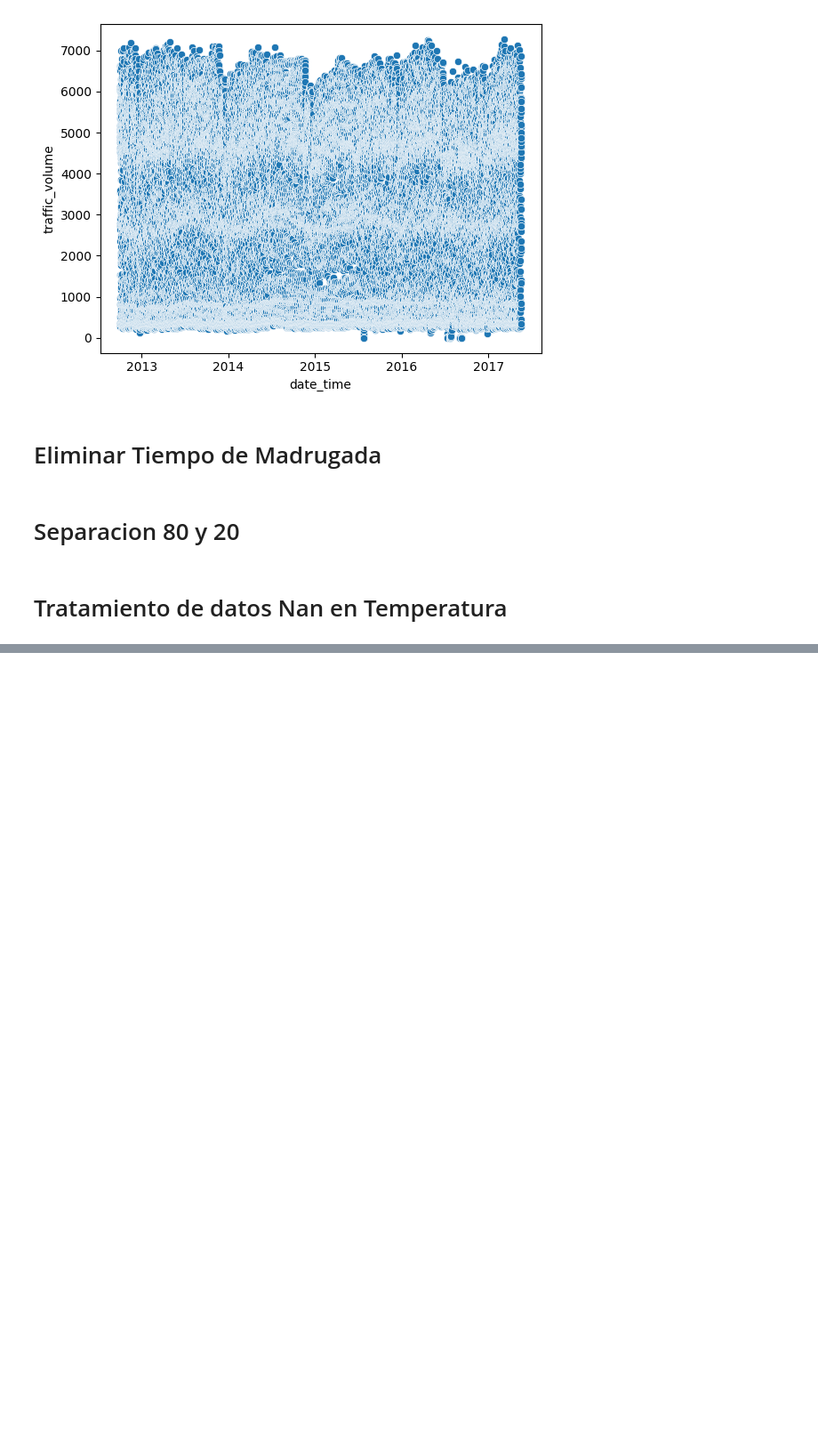
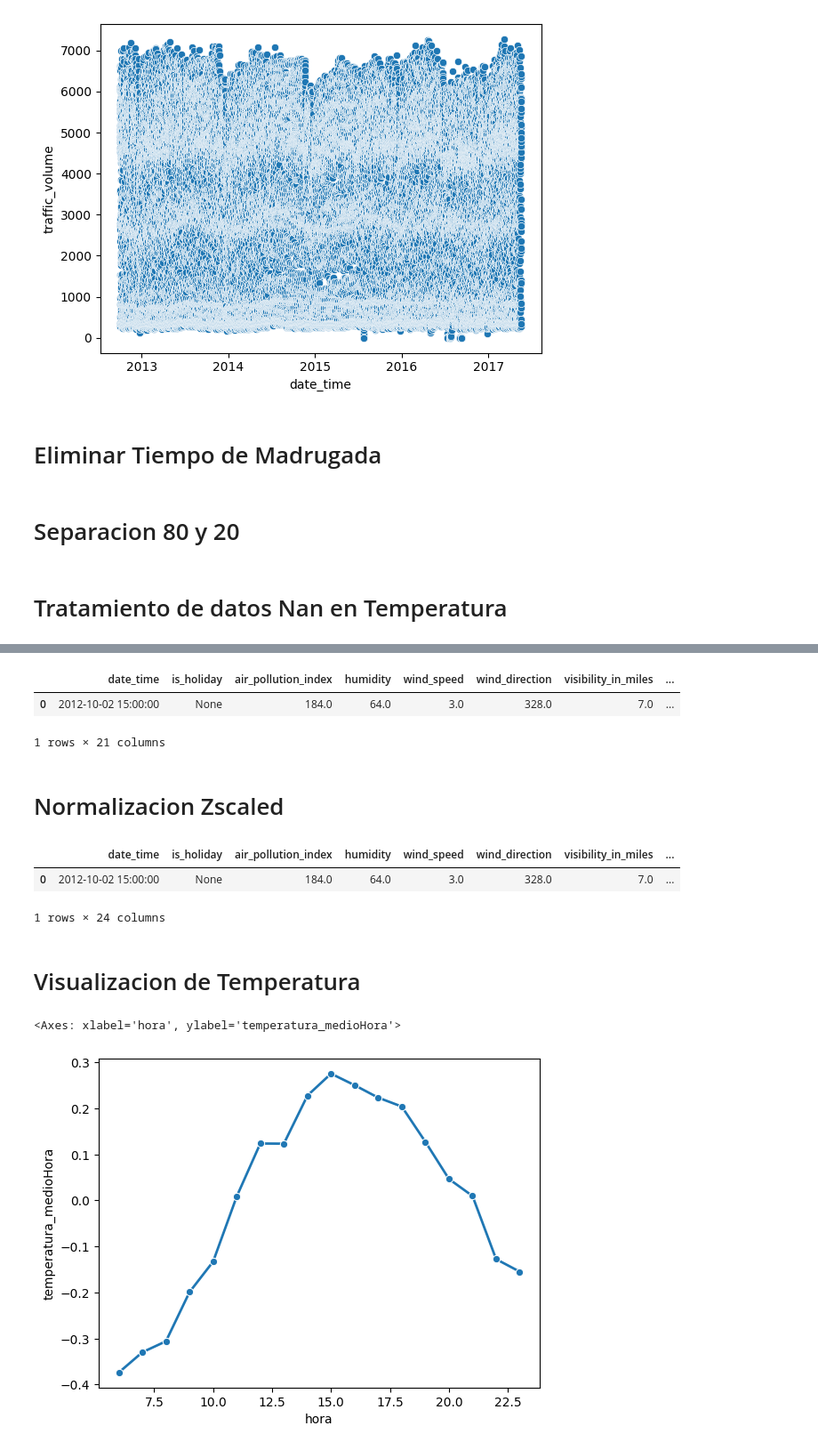
Before and after one commit to preslymorales/Proyecto-Simulacion-del-Trafico-Vehicular, a Jupyter notebook: Simulacion_Trafico_Vehicular.ipynb, the cells around one changed output, grey strips where cells are left out. Shown at 89% size. Drawn from its saved outputs; the diff is of its cells as text; code cells hidden in the pictures; blank space fills up the shorter version.

Commit message:
Sigmoide funcion,Normalizacion,visualizacion de Temperatura y Weather,planteamientoEdo,PlanteamientoArmonicos

```diff
--- a/Simulacion_Trafico_Vehicular.ipynb
+++ b/Simulacion_Trafico_Vehicular.ipynb
@@ -446,0 +451,27 @@ df_train,df_test = rellenarTemperatura(trafico_train, trafico_test)
+# %%
+# Parámetros de suavizado
+def funcSigmoide(df_train, df_test,min_samples_leaf=1,smoothing_factor=1.0):
+    prior = df_train["traffic_volume"].mean() #Media global
+    stats = df_train.groupby(["weather_type", "weather_description"], as_index=False, observed=True).agg(media=("traffic_volume","mean"),num_datos=("traffic_volume","count")).copy()
+    # Suavizado sigmoidal
+    smoove = 1 / (1 + np.exp(-(stats["num_datos"] - min_samples_leaf) / smoothing_factor))
+    stats["weather_encoded"] = prior * (1 - smoove) + stats["media"] * smoove
+    if "weather_encoded" in df_train.columns:
+        df_train = df_train.drop(columns=["weather_encoded"])
+    #Train
+    df_train["temperature"] = df_train.groupby(df_train["date_time"].dt.hour)["temperature"].transform(lambda x: x.fillna(x.mean()))
+    df_train = df_train.merge(stats[["weather_type", "weather_description", "weather_encoded"]], on = ["weather_type", "weather_description"],how = "left")
+    #Test
+    #Para evitar que se cree mas weatherEncoded al volver ejecutar la celda
+    if "weather_encoded" in trafico_test.columns:
+        df_test = df_test.drop(columns=["weather_encoded"])
+    #Test
+    df_test["temperature"] = df_train.groupby(df_train["date_time"].dt.hour)["temperature"].transform(lambda x: x.fillna(x.mean()))
+    df_test = df_test.merge(stats[["weather_type", "weather_description", "weather_encoded"]], on = ["weather_type", "weather_description"],how = "left")
+    #En caso de que no exista las combinaciones
+    df_test["weather_encoded"] = df_test["weather_encoded"].fillna(prior)
+    return [df_train,df_test]
+# %%
+trafico_train,trafico_test = funcSigmoide(trafico_train, trafico_test)
+#Para evitar que se cree mas weatherEncoded al volver ejecutar la celda
+trafico_train
@@ -446,0 +492,32 @@ df_train,df_test = rellenarTemperatura(trafico_train, trafico_test)
+# %%
+trafico_test.head(1)
+# %% [output]
+|  | date_time | is_holiday | air_pollution_index | humidity | wind_speed | wind_direction | visibility_in_miles | ... |
+| 0 | 2012-10-02 15:00:00 | None | 184.0 | 64.0 | 3.0 | 328.0 | 7.0 | ... |
+1 rows × 21 columns
+# %% [markdown]
+# Normalizacion Zscaled
+# %%
+def Normalizacion(cols, df_train, df_test):
+    for col in cols:
+        trafico_train[col+"_ZScaled"] = (trafico_train[col]-trafico_train[col].mean())/trafico_train[col].std()
+        trafico_test[col+"_ZScaled"] = (trafico_train[col]-trafico_train[col].mean())/trafico_train[col].std()
+    return [df_train, df_test]
+# %%
+cols = ["weather_encoded", "temperature", "traffic_volume"]
+trafico_train, trafico_test = Normalizacion(cols, trafico_train, trafico_test)
+trafico_test.head(1)
+# %% [output]
+|  | date_time | is_holiday | air_pollution_index | humidity | wind_speed | wind_direction | visibility_in_miles | ... |
+| 0 | 2012-10-02 15:00:00 | None | 184.0 | 64.0 | 3.0 | 328.0 | 7.0 | ... |
+1 rows × 24 columns
+# %% [markdown]
+# Visualizacion de Temperatura
+# %%
+#Visualizacion de Temperatura
+tablaAuxiliar = trafico_train.groupby(["hora"], as_index=False,observed=True).agg(temperatura_medioHora=("temperature_ZScaled","mean"), weather_encodedMedio=("weather_encoded_ZScaled","mean"))
+sns.lineplot(x="hora",y="temperatura_medioHora",data=tablaAuxiliar,marker='o', linewidth=2, markersize=6)
+#sns.scatterplot(x="hora",y="weather_encodedMedio",data=tablaAuxiliar)
+# %% [output]
+<Axes: xlabel='hora', ylabel='temperatura_medioHora'>
+[figure, added]
```
Also changed, not shown: parts of 9 cells of this notebook.
